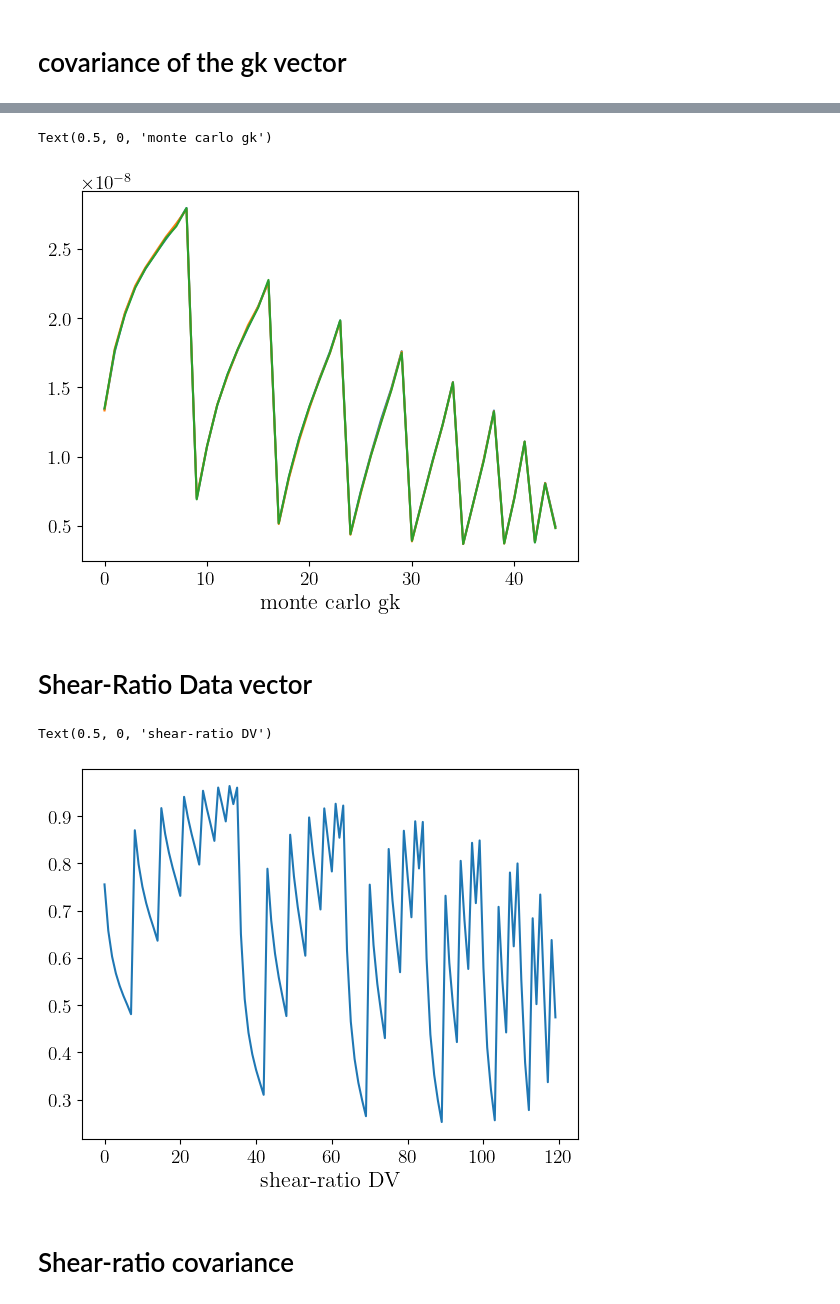
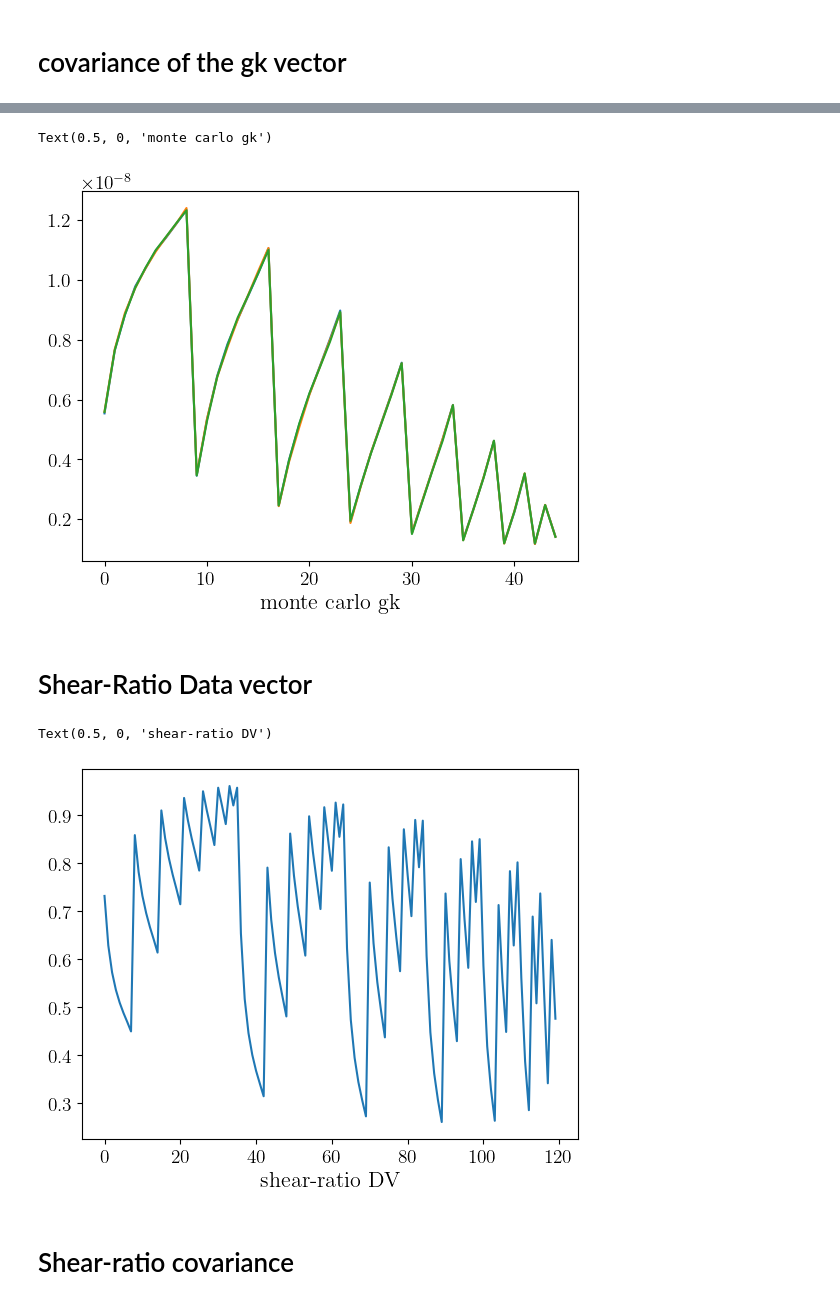
Before and after one commit to pltaylor16/SRFish, a Jupyter notebook: shear-ratio.ipynb, the cells around one changed output, grey strips where cells are left out. Drawn from its saved outputs; the diff is of its cells as text; code cells hidden in the pictures.

```diff
--- a/shear-ratio.ipynb
+++ b/shear-ratio.ipynb
@@ -42,7 +42,7 @@ def ell_eff_uniform_weighting(ell_min, ell_max):
     return ell_eff
 
 ell_min = 100
-ell_max = 1000
+ell_max = 2000
 
 ell_eff = ell_eff_uniform_weighting(ell_min, ell_max)
 print(f"Effective multipole (uniform weighting) for band [{ell_min}, {ell_max}]: {ell_eff:.2f}")
@@ -50,7 +50,7 @@ print(f"Effective multipole (uniform weighting) for band [{ell_min}, {ell_max}]:
 area_deg2 = 14300
 n_eff = 27.1
 sigma_eps = 0.26
-bias_lens = [1.] * 10
+bias_lens = [1.4] * 10
 
 fid_cosmo = {
     "Omega_m": 0.3,
@@ -80,7 +80,7 @@ class Forecast3x2pt:
                  sigma_eps,
                  bias_lens,
                  fid_cosmo,
-                 use_ssc=False):
+                 use_ssc=True):
         """
         Initialize the forecast object for a 3x2pt analysis.
         """
@@ -541,7 +541,7 @@ class Forecast3x2pt:
         fisher : np.ndarray
             Fisher matrix.
         param_list : list of str
-            Parameter names.
+            Parameter names (matching fisher order).
         truths : dict or None
             Fiducial parameter values.
         """
@@ -570,9 +570,17 @@ class Forecast3x2pt:
             "wa": r"$w_a$"
         }
 
-        cov = np.linalg.inv(fisher)
-        n_params = len(param_list)
-        mean = np.array([truths[p] if truths else 0 for p in param_list])
+        # Desired parameter plotting order
+        desired_order = ["Omega_m", "sigma_8", "n_s", "Omega_b", "h", "w0", "wa"]
+        param_order = [p for p in desired_order if p in param_list]
+
+        # Reorder fisher matrix and param_list
+        idx = [param_list.index(p) for p in param_order]
+        fisher_ordered = fisher[np.ix_(idx, idx)]
+
+        cov = np.linalg.inv(fisher_ordered)
+        n_params = len(param_order)
+        mean = np.array([truths[p] if truths else 0 for p in param_order])
         stds = np.sqrt(np.diag(cov))
 
         fig_width = np.sum(6 * stds)
@@ -614,11 +622,11 @@ class Forecast3x2pt:
                     ax.set_ylim(mean[i] - 3*stds[i], mean[i] + 3*stds[i])
 
                 if i == n_params - 1:
-                    ax.set_xlabel(label_map.get(param_list[j], f"${param_list[j]}$"))
+                    ax.set_xlabel(label_map.get(param_order[j], f"${param_order[j]}$"))
                 else:
                     ax.set_xticks([])
                 if j == 0:
-                    ax.set_ylabel(label_map.get(param_list[i], f"${param_list[i]}$"))
+                    ax.set_ylabel(label_map.get(param_order[i], f"${param_order[i]}$"))
                 else:
                     ax.set_yticks([])
 
@@ -668,8 +676,8 @@ g1k2
 # covariance of the gk vector
 # %%
 cl_dict = forecast.compute_cls()
-ell_eff = ell_eff_uniform_weighting(100, 1000)
-cov_gk, gk_labels = forecast.compute_gk_covariance_matrix(cl_dict, ell=ell_eff, delta_ell=900)
+ell_eff = ell_eff_uniform_weighting(100, 2000)
+cov_gk, gk_labels = forecast.compute_gk_covariance_matrix(cl_dict, ell=ell_eff, delta_ell=1900)
 # %%
 def plot_gk_correlation_matrix(cov_gk, gk_labels):
     import matplotlib.pyplot as plt
@@ -706,14 +704,14 @@ Here is the full command invocation and its output:
 # %%
 gk_vector, gk_labels = forecast.extract_gk_vector(cl_dict)
-gk_cov, _ = forecast.compute_gk_covariance_matrix(cl_dict, ell=ell_eff, delta_ell=900)
+gk_cov, _ = forecast.compute_gk_covariance_matrix(cl_dict, ell=ell_eff, delta_ell=1900)
 samples = forecast.sample_gk_vector(gk_vector, gk_cov, nsamples=20000, seed=42)
 plt.plot(samples[0])
 plt.plot(samples[1])
 plt.plot(samples[2])
 plt.xlabel('monte carlo gk')
 # %% [output]
 Text(0.5, 0, 'monte carlo gk')
-[figure, old version]
+[figure, new version]
 # %% [markdown]
 # Shear-Ratio Data vector
 # %%
@@ -724,7 +722,7 @@ plt.plot(R)
 plt.xlabel('shear-ratio DV')
 # %% [output]
 Text(0.5, 0, 'shear-ratio DV')
-[figure, old version]
+[figure, new version]
 # %% [markdown]
 # Shear-ratio covariance
 # %%
```
Also changed, not shown: parts of 10 cells of this notebook, 1 other file.
